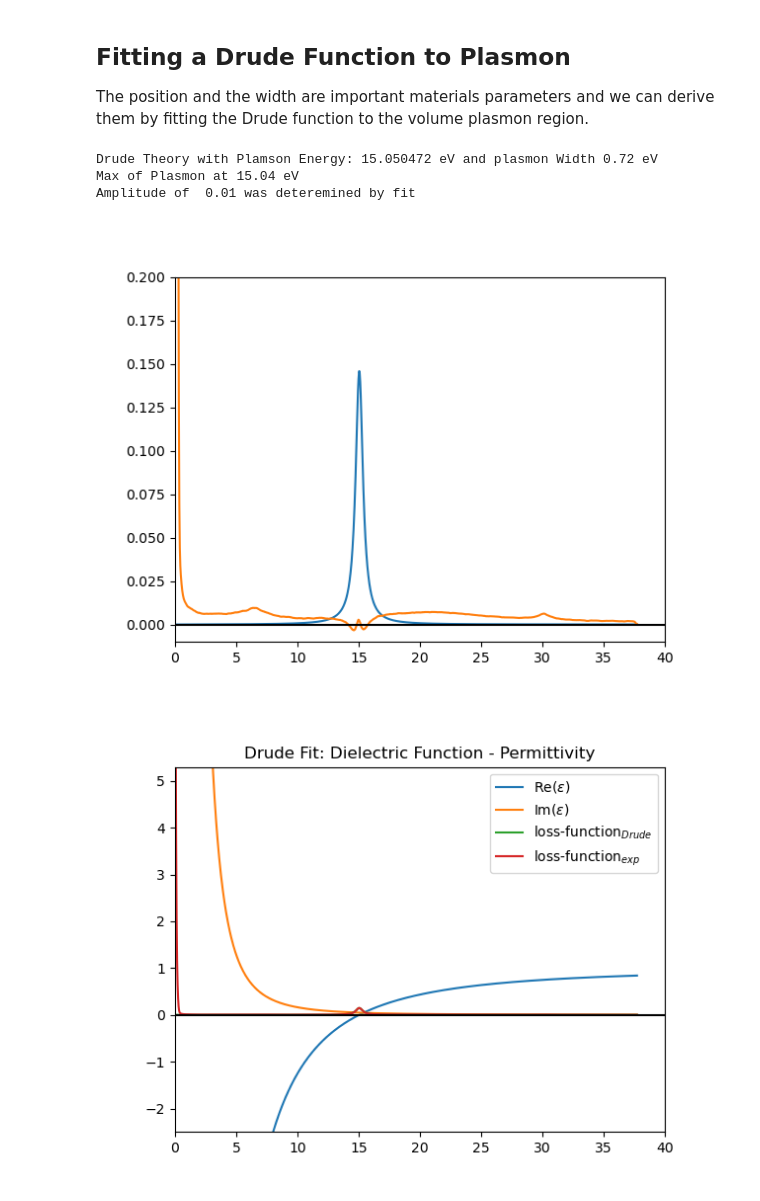
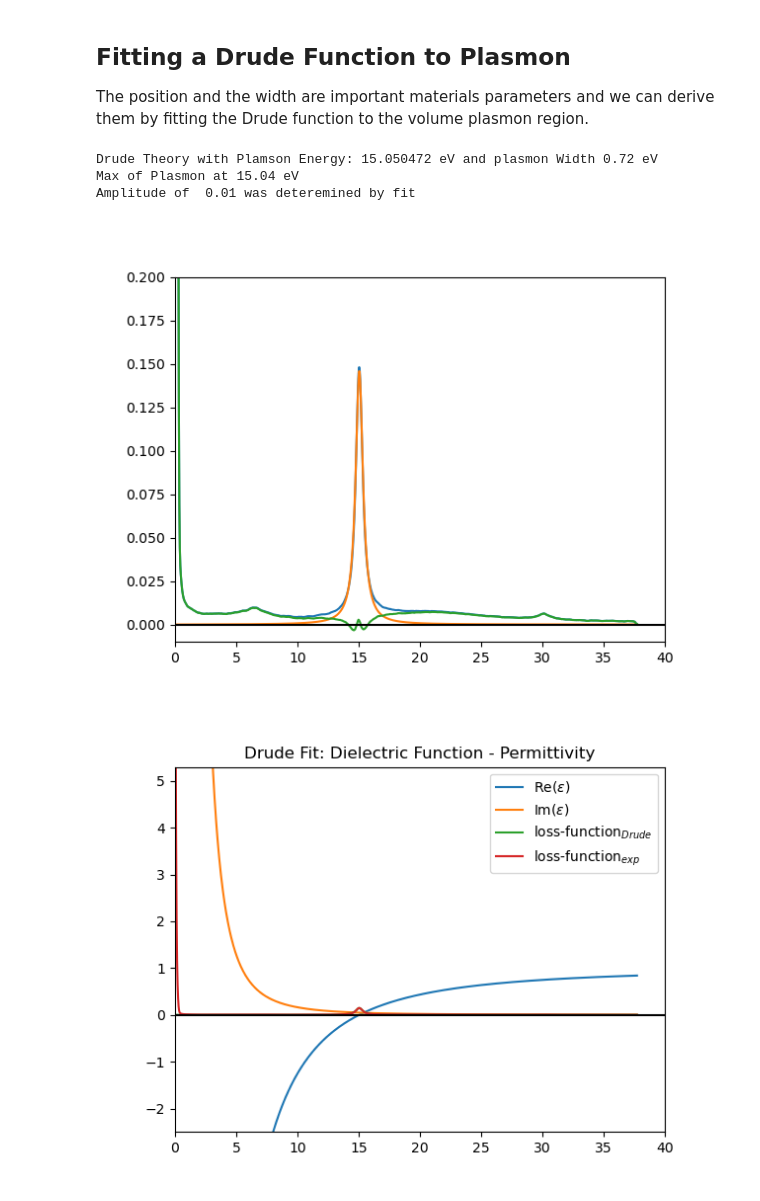
Before and after one commit to gduscher/MLSTEM2025, a Jupyter notebook: Day3/4_Low_Loss_EELS.ipynb, the cells around one changed output. Saved outputs shown, nothing was run; the diff lists cells and outputs as text; code cells hidden in the pictures.

```diff
--- a/Day3/4_Low_Loss_EELS.ipynb
+++ b/Day3/4_Low_Loss_EELS.ipynb
@@ -602,35 +602,35 @@ def errfDrude(p, y, x):
     eps,elf = Drude(x,p[0],p[1])
     err = y - p[2]*elf
     #print (p,sum(np.abs(err)))
     return np.abs(err)#/np.sqrt(y)
 
 
 pin2 = np.array([15,1,.7])
 E = energy_scale.values
 startFit =np.argmin(abs(energy_scale.values-13))
 endFit = np.argmin(abs(energy_scale.values-18))
 
 p2, lsq = leastsq(errfDrude, pin2, args=(np.array(eels_dataset)[startFit:endFit], np.array(energy_scale)[startFit:endFit]), maxfev=2000)
 
 eps, elf =Drude(energy_scale.values,p2[0],p2[1])
 drudePSD = p2[2]* elf
 plt.figure()
 
-#plt.plot(energy_scale,eels_dataset)
+plt.plot(energy_scale,eels_dataset)
 plt.plot(energy_scale,drudePSD)
 plt.plot(energy_scale,eels_dataset-drudePSD)
 plt.axhline(0, color='black')
 
 plt.gca().set_xlim(0,40)
 plt.gca().set_ylim(-0.01,0.2)
 print(f"Drude Theory with Plamson Energy: {p2[0]:2f} eV and plasmon Width {p2[1]:.2f} eV")
 print(f"Max of Plasmon at {energy_scale[drudePSD.argmax(0)]:.2f} eV")
 print(f"Amplitude of  {p2[2]:.2f} was deteremined by fit ")
 # %% [output]
 Drude Theory with Plamson Energy: 15.050472 eV and plasmon Width 0.72 eV
 Max of Plasmon at 15.04 eV
 Amplitude of  0.01 was deteremined by fit
-[figure, old version]
+[figure, new version]
 # %%
 plt.figure()
 plt.title ('Drude Fit: Dielectric Function - Permittivity')
```
Also changed, not shown: parts of 1 cell of this notebook, 1 other file.
